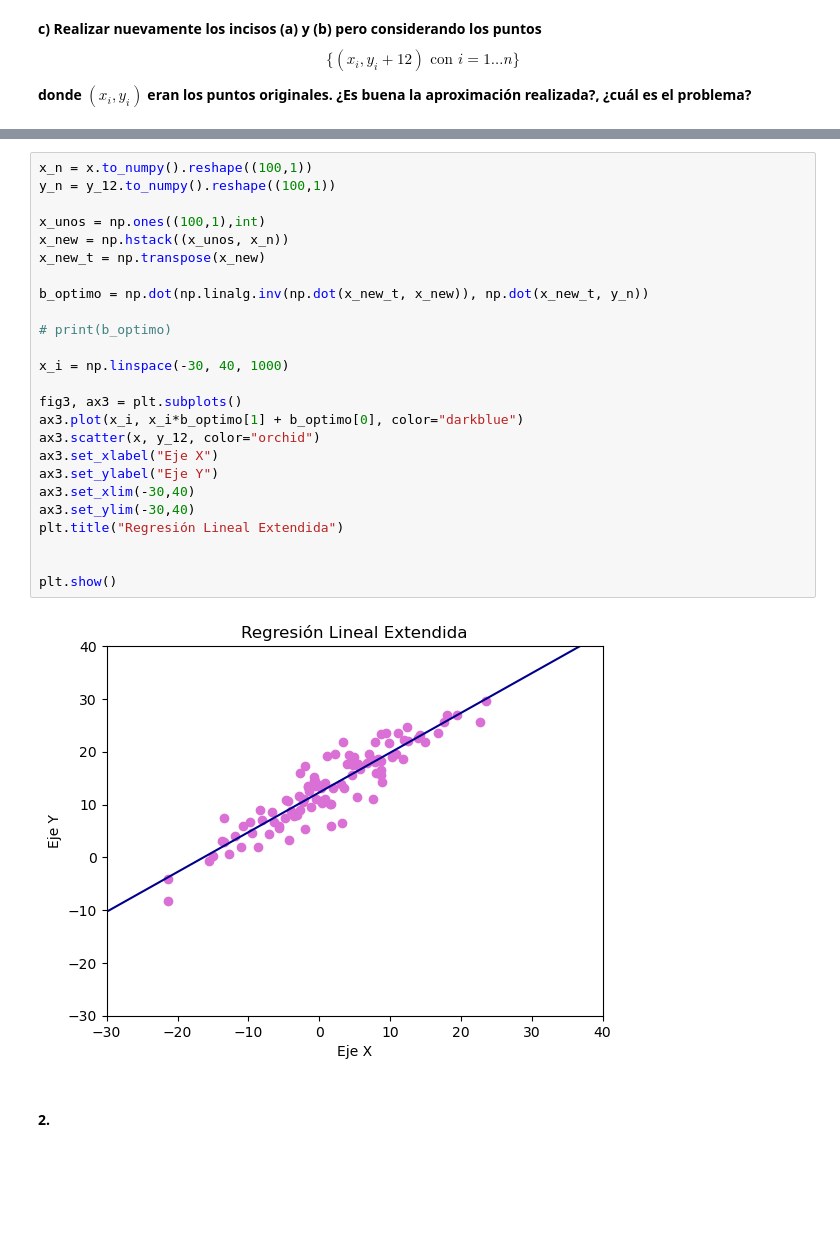
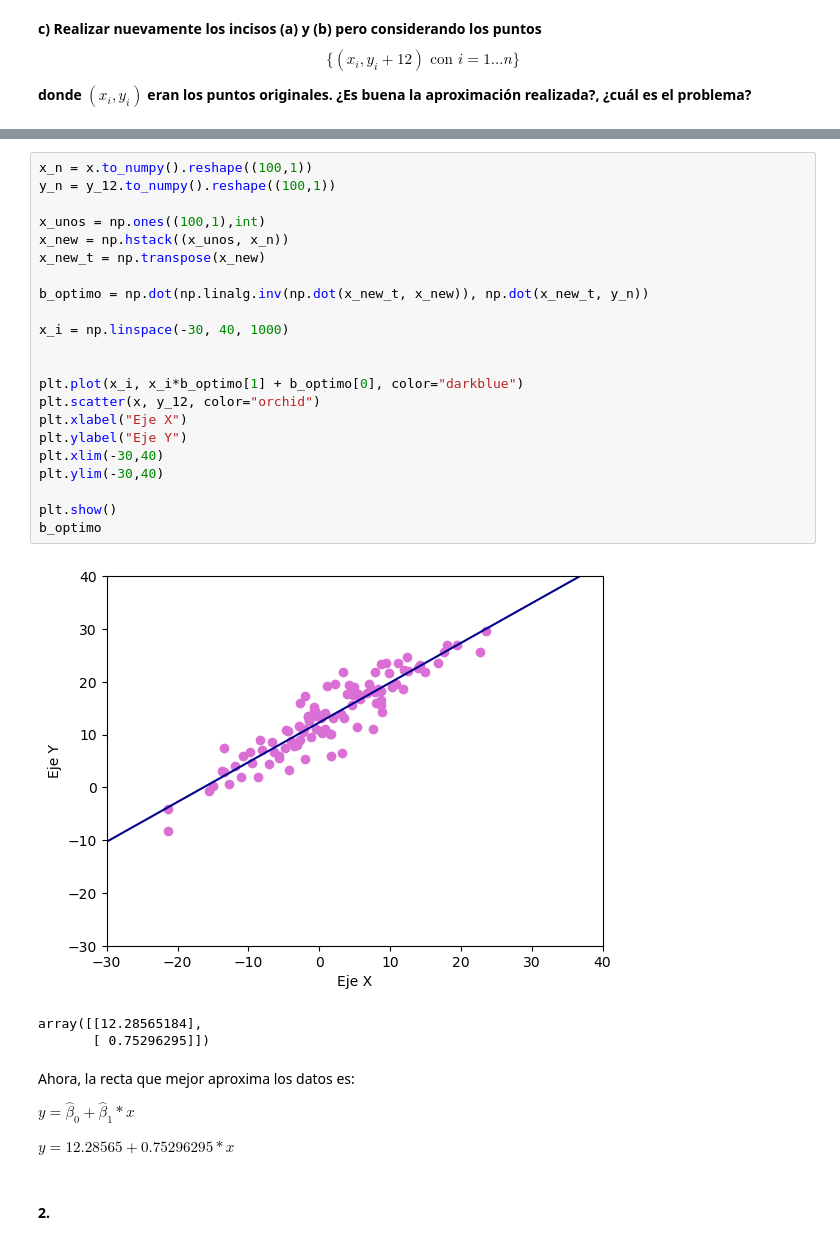
Before and after one commit to azulnogueraa/Metodos_Computacionales_1, a Jupyter notebook: codigo.ipynb, the cells around one changed output, grey strips where cells are left out. Drawn from its saved outputs; the diff is of its cells as text; blank space fills up the shorter version.

```diff
--- a/codigo.ipynb
+++ b/codigo.ipynb
@@ -118,30 +131,35 @@ y_n
 # %%
 x_n = x.to_numpy().reshape((100,1))
 y_n = y_12.to_numpy().reshape((100,1))
 
 x_unos = np.ones((100,1),int)
 x_new = np.hstack((x_unos, x_n))
 x_new_t = np.transpose(x_new)
 
 b_optimo = np.dot(np.linalg.inv(np.dot(x_new_t, x_new)), np.dot(x_new_t, y_n))
 
-# print(b_optimo)
-
 x_i = np.linspace(-30, 40, 1000)
 
-fig3, ax3 = plt.subplots()
-ax3.plot(x_i, x_i*b_optimo[1] + b_optimo[0], color="darkblue")
-ax3.scatter(x, y_12, color="orchid")
-ax3.set_xlabel("Eje X")
-ax3.set_ylabel("Eje Y")
-ax3.set_xlim(-30,40)
-ax3.set_ylim(-30,40)
-plt.title("Regresión Lineal Extendida")
 
+plt.plot(x_i, x_i*b_optimo[1] + b_optimo[0], color="darkblue")
+plt.scatter(x, y_12, color="orchid")
+plt.xlabel("Eje X")
+plt.ylabel("Eje Y")
+plt.xlim(-30,40)
+plt.ylim(-30,40)
 
 plt.show()
+b_optimo
 # %% [output]
-[figure, old version]
+[figure, new version]
+array([[12.28565184],
+       [ 0.75296295]])
+# %% [markdown]
+Ahora, la recta que mejor aproxima los datos es:
+
+$y = \widehat{\beta}_0 + \widehat{\beta}_1 * x$
+
+$y = 12.28565 + 0.75296295 * x$
 # %% [markdown]
 #### **2.**
 # %% [markdown]
```
Also changed, not shown: parts of 23 cells of this notebook.
